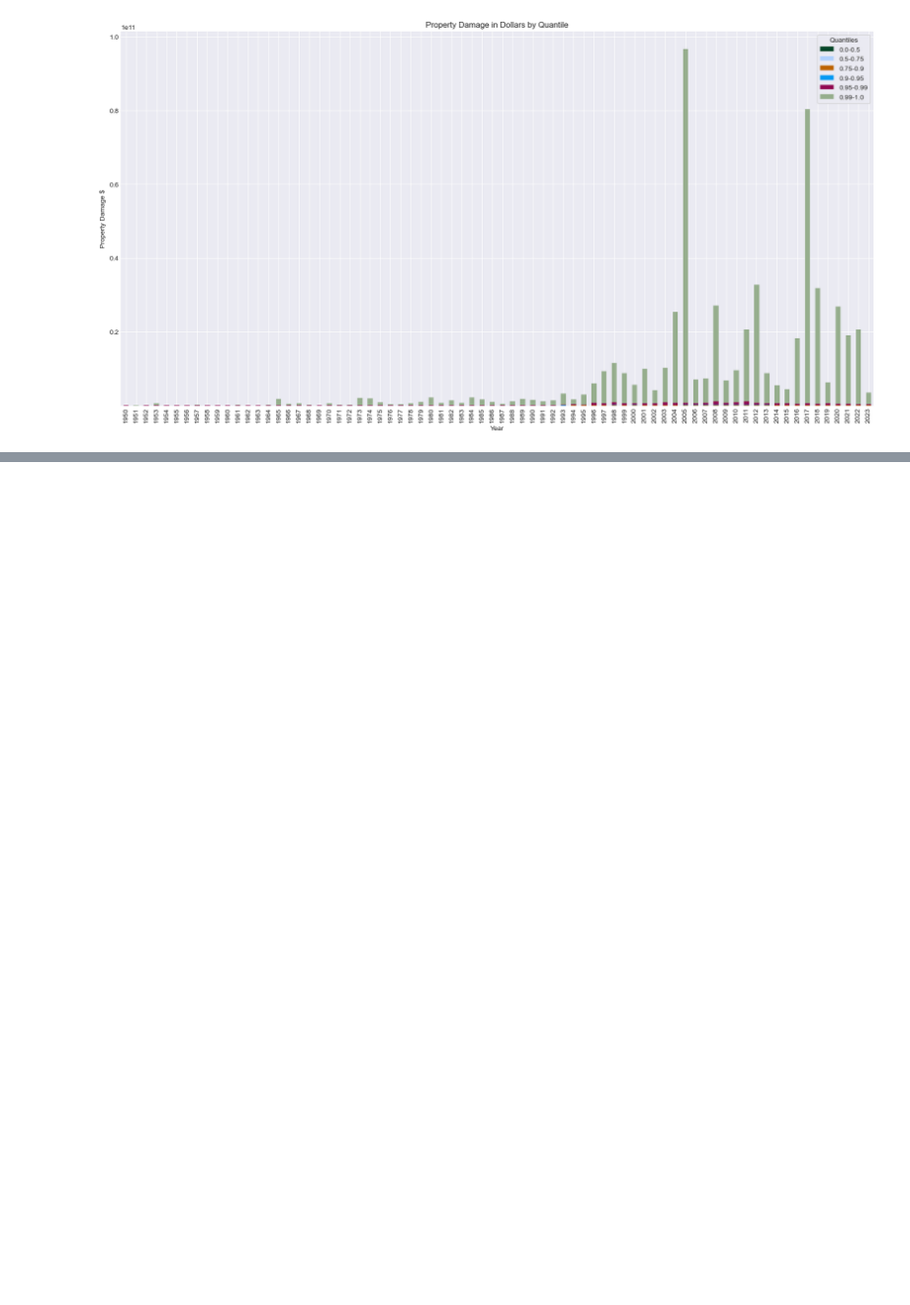
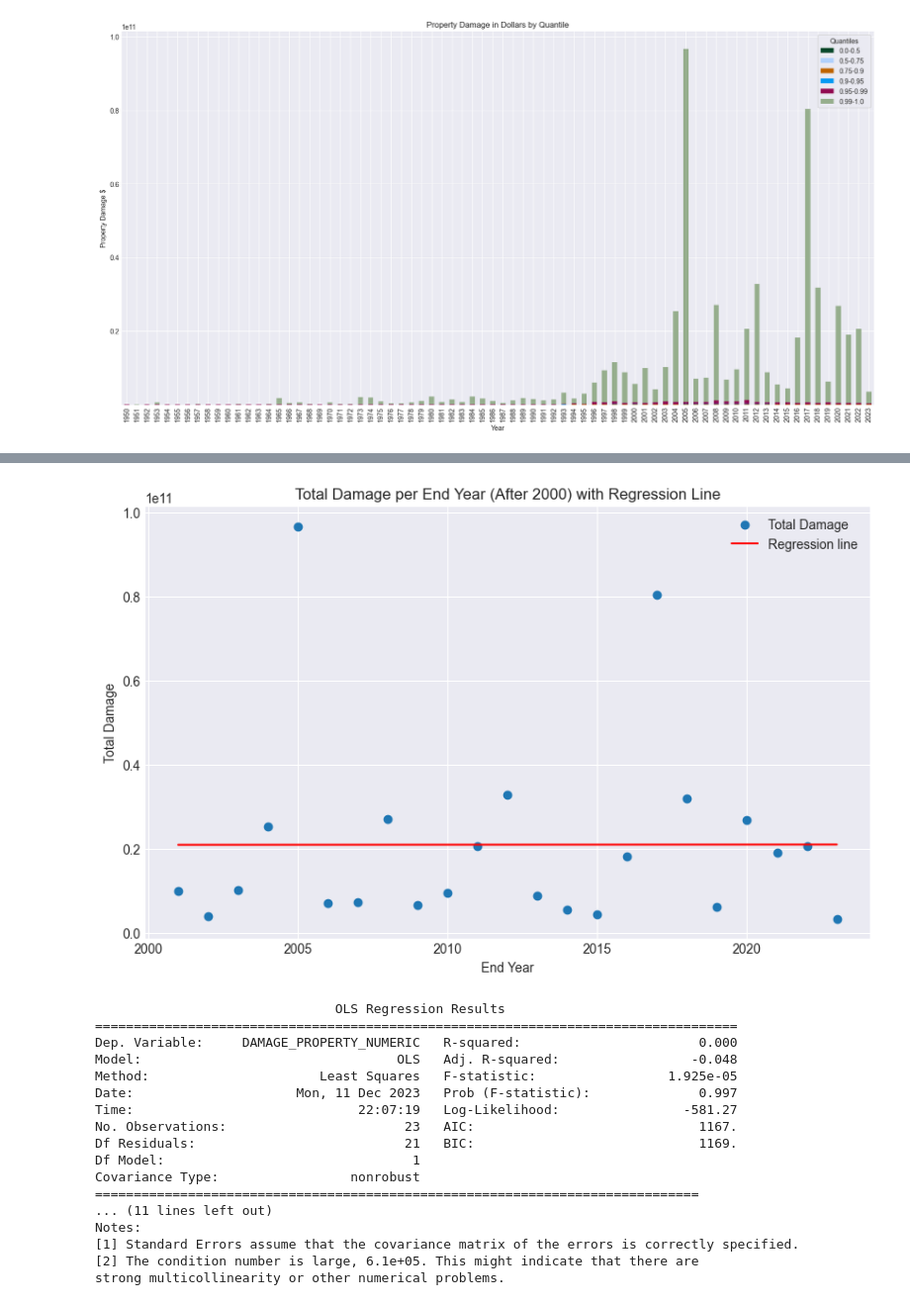
Before and after one commit to lexbuko22/NOAA_Weather_Event_Datamining, a Jupyter notebook: Storm-Event-Data Notebook.ipynb, the cells around one changed output, grey strips where cells are left out. Shown at 99% size. Saved outputs shown, nothing was run; the diff lists cells and outputs as text; code cells hidden in the pictures; blank space fills up the shorter version.

```diff
--- a/Storm-Event-Data Notebook.ipynb
+++ b/Storm-Event-Data Notebook.ipynb
@@ -598,0 +709,52 @@ plt.show()
+# %%
+#Plot and regression for TOTAL DAMAGE per year for each year after 2000
+
+# Filtering the DataFrame for end years after 2000
+df_after_2000 = df[df['END_YEAR'] > 2000]
+
+# Grouping the filtered data by 'END_YEAR' and calculating the total damage for each end year
+damage_per_year = df_after_2000.groupby('END_YEAR')['DAMAGE_PROPERTY_NUMERIC'].sum().reset_index()
+
+# Plotting the total damage per end year
+plt.figure(figsize=(10, 6))
+plt.scatter(damage_per_year['END_YEAR'], damage_per_year['DAMAGE_PROPERTY_NUMERIC'], label='Total Damage')
+
+# Performing linear regression
+X = sm.add_constant(damage_per_year['END_YEAR'])  # Adding a constant term for the intercept
+model = sm.OLS(damage_per_year['DAMAGE_PROPERTY_NUMERIC'], X).fit()
+
+# Getting predicted values from the model
+predicted = model.predict(X)
+
+# Plotting the regression line
+plt.plot(damage_per_year['END_YEAR'], predicted, color='red', label='Regression line')
+
+# Adding labels and title
+plt.xlabel('End Year')
+plt.ylabel('Total Damage')
+plt.title('Total Damage per End Year (After 2000) with Regression Line')
+plt.legend()
+plt.grid(True)
+plt.show()
+
+# Printing regression summary
+print(model.summary())
+# %% [output]
+[figure, added]
+                               OLS Regression Results
+===================================================================================
+Dep. Variable:     DAMAGE_PROPERTY_NUMERIC   R-squared:                       0.000
+Model:                                 OLS   Adj. R-squared:                 -0.048
+Method:                      Least Squares   F-statistic:                 1.925e-05
+Date:                     Mon, 11 Dec 2023   Prob (F-statistic):              0.997
+Time:                             22:07:19   Log-Likelihood:                -581.27
+No. Observations:                       23   AIC:                             1167.
+Df Residuals:                           21   BIC:                             1169.
+Df Model:                                1
+Covariance Type:                 nonrobust
+==============================================================================
+... (11 lines left out)
+Notes:
+[1] Standard Errors assume that the covariance matrix of the errors is correctly specified.
+[2] The condition number is large, 6.1e+05. This might indicate that there are
+strong multicollinearity or other numerical problems.
```
Also changed, not shown: parts of 22 cells of this notebook.
